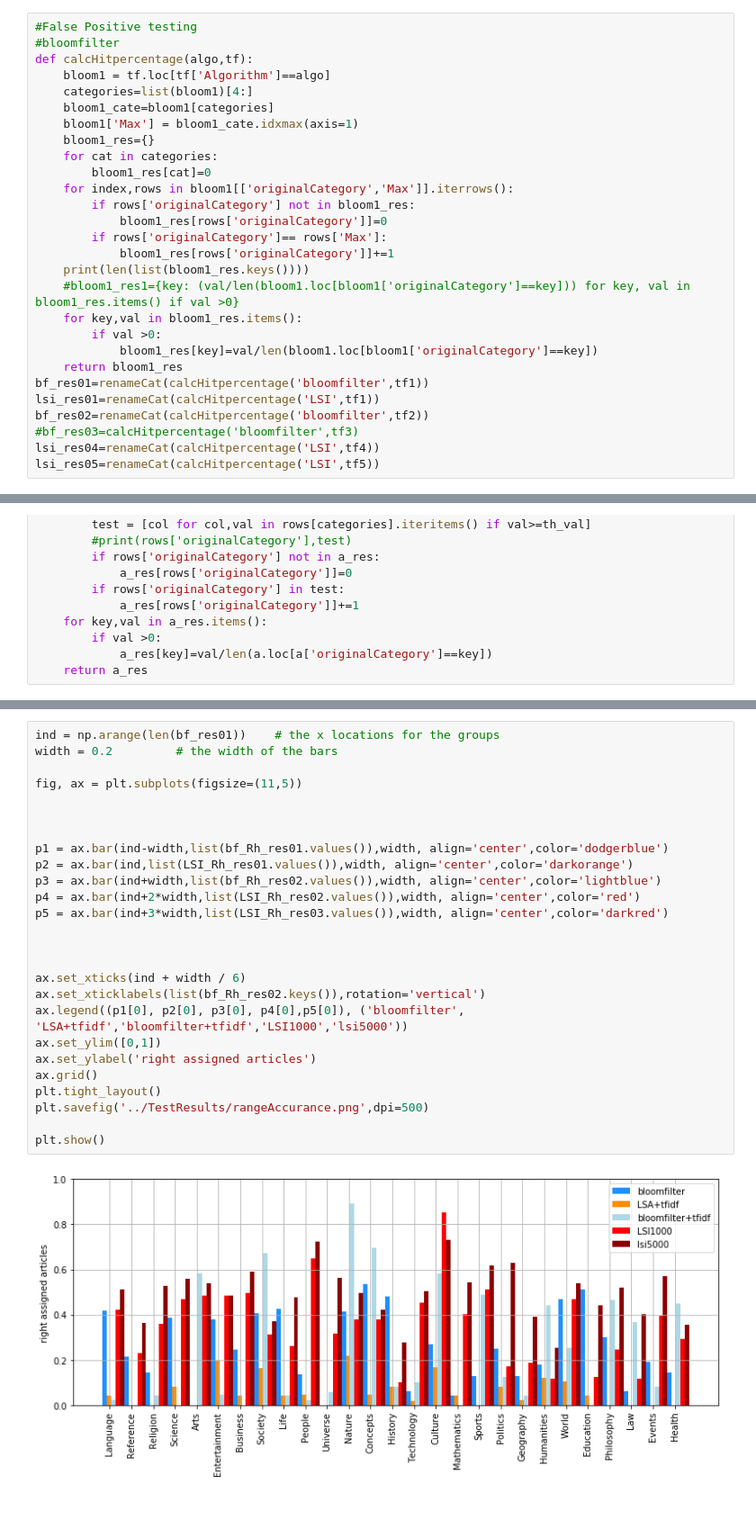
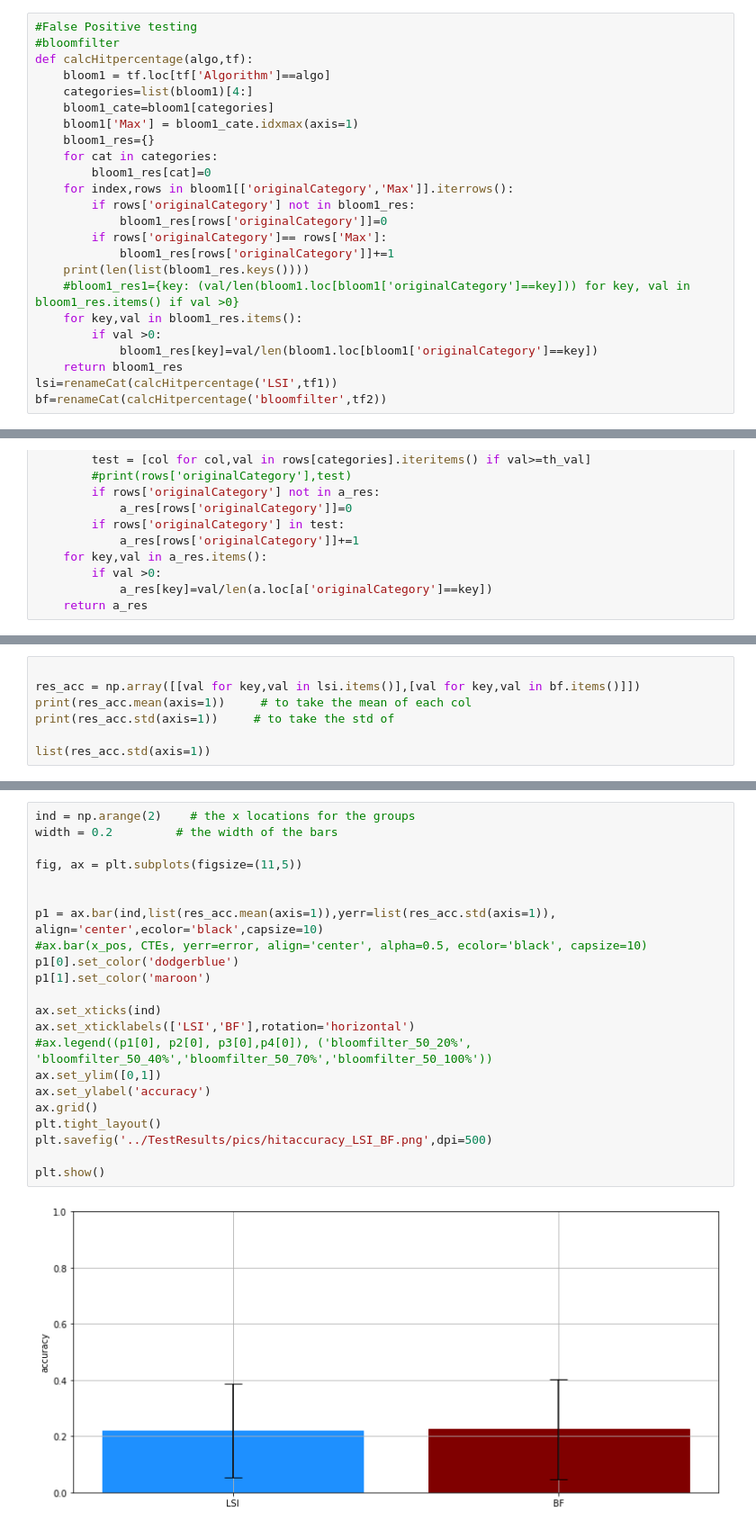
Before and after one commit to haidertom/WikipediaCategorization, a Jupyter notebook: Notebooks/ResultAnalysis.ipynb, the cells around one changed output, grey strips where cells are left out. Shown at 90% size. Drawn from its saved outputs; the diff is of its cells as text.

```diff
--- a/Notebooks/ResultAnalysis.ipynb
+++ b/Notebooks/ResultAnalysis.ipynb
@@ -55,10 +31,6 @@ def calcHitpercentage(algo,tf):
         if val >0:
             bloom1_res[key]=val/len(bloom1.loc[bloom1['originalCategory']==key])
     return bloom1_res
-bf_res01=renameCat(calcHitpercentage('bloomfilter',tf1))
-lsi_res01=renameCat(calcHitpercentage('LSI',tf1))
-bf_res02=renameCat(calcHitpercentage('bloomfilter',tf2))
-#bf_res03=calcHitpercentage('bloomfilter',tf3)
-lsi_res04=renameCat(calcHitpercentage('LSI',tf4))
-lsi_res05=renameCat(calcHitpercentage('LSI',tf5))
+lsi=renameCat(calcHitpercentage('LSI',tf1))
+bf=renameCat(calcHitpercentage('bloomfilter',tf2))
 # %% [output]
@@ -177,0 +116,7 @@ LSI_Rh_res02
+# %%
+
+res_acc = np.array([[val for key,val in lsi.items()],[val for key,val in bf.items()]])
+print(res_acc.mean(axis=1))     # to take the mean of each col
+print(res_acc.std(axis=1))     # to take the std of
+
+list(res_acc.std(axis=1))
@@ -178,28 +127,24 @@ LSI_Rh_res02
 # %%
-ind = np.arange(len(bf_res01))    # the x locations for the groups
+ind = np.arange(2)    # the x locations for the groups
 width = 0.2         # the width of the bars
 
 fig, ax = plt.subplots(figsize=(11,5))
 
 
+p1 = ax.bar(ind,list(res_acc.mean(axis=1)),yerr=list(res_acc.std(axis=1)), align='center',ecolor='black',capsize=10)
+#ax.bar(x_pos, CTEs, yerr=error, align='center', alpha=0.5, ecolor='black', capsize=10)
+p1[0].set_color('dodgerblue')
+p1[1].set_color('maroon')
 
-p1 = ax.bar(ind-width,list(bf_Rh_res01.values()),width, align='center',color='dodgerblue')
-p2 = ax.bar(ind,list(LSI_Rh_res01.values()),width, align='center',color='darkorange')
-p3 = ax.bar(ind+width,list(bf_Rh_res02.values()),width, align='center',color='lightblue')
-p4 = ax.bar(ind+2*width,list(LSI_Rh_res02.values()),width, align='center',color='red')
-p5 = ax.bar(ind+3*width,list(LSI_Rh_res03.values()),width, align='center',color='darkred')
-
-
-
-ax.set_xticks(ind + width / 6)
-ax.set_xticklabels(list(bf_Rh_res02.keys()),rotation='vertical')
-ax.legend((p1[0], p2[0], p3[0], p4[0],p5[0]), ('bloomfilter', 'LSA+tfidf','bloomfilter+tfidf','LSI1000','lsi5000'))
+ax.set_xticks(ind)
+ax.set_xticklabels(['LSI','BF'],rotation='horizontal')
+#ax.legend((p1[0], p2[0], p3[0],p4[0]), ('bloomfilter_50_20%', 'bloomfilter_50_40%','bloomfilter_50_70%','bloomfilter_50_100%'))
 ax.set_ylim([0,1])
-ax.set_ylabel('right assigned articles')
+ax.set_ylabel('accuracy')
 ax.grid()
 plt.tight_layout()
-plt.savefig('../TestResults/rangeAccurance.png',dpi=500)
+plt.savefig('../TestResults/pics/hitaccuracy_LSI_BF.png',dpi=500)
 
 plt.show()
 # %% [output]
-[figure, old version]
+[figure, new version]
```
Also changed, not shown: parts of 14 cells of this notebook, 6 other files.
